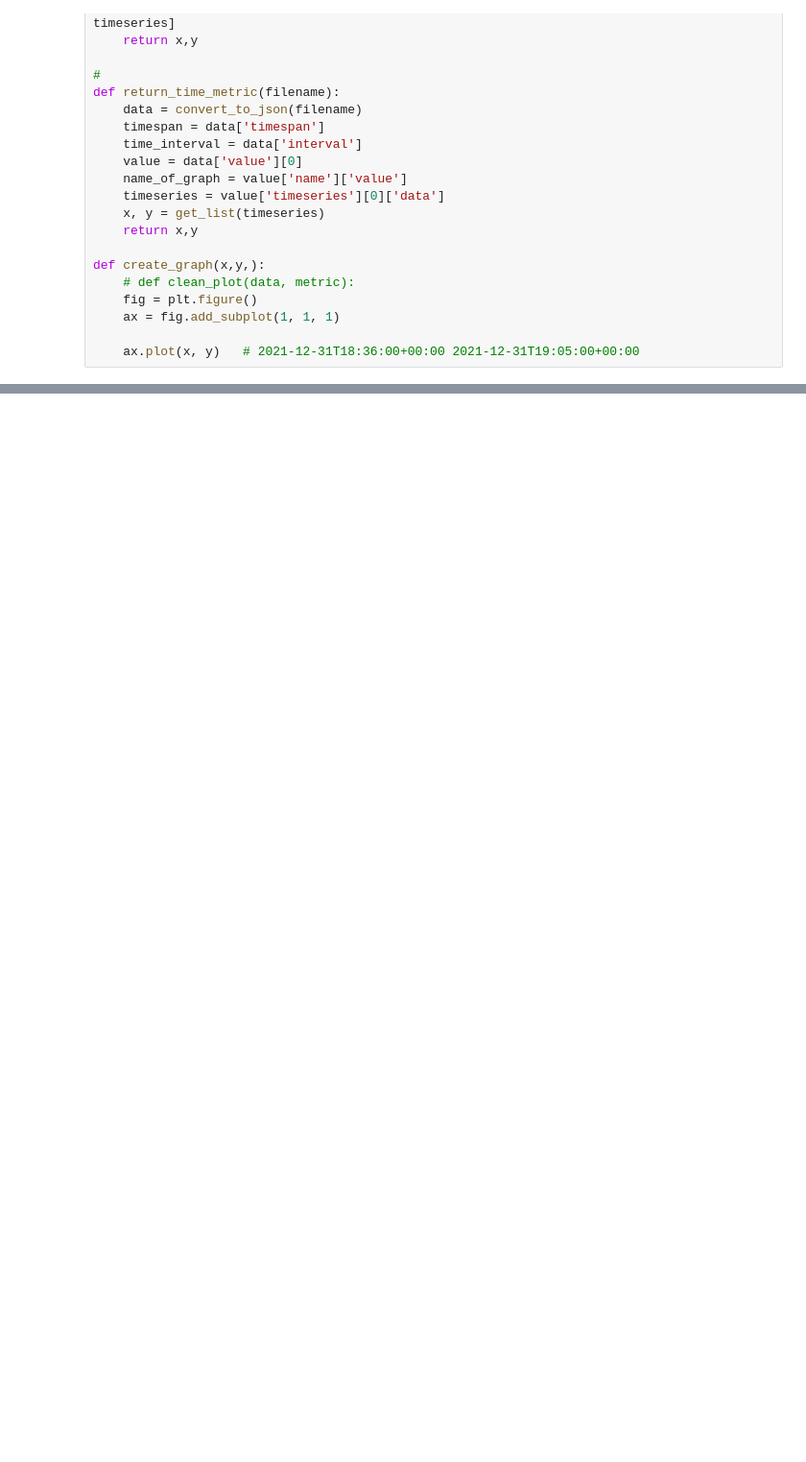
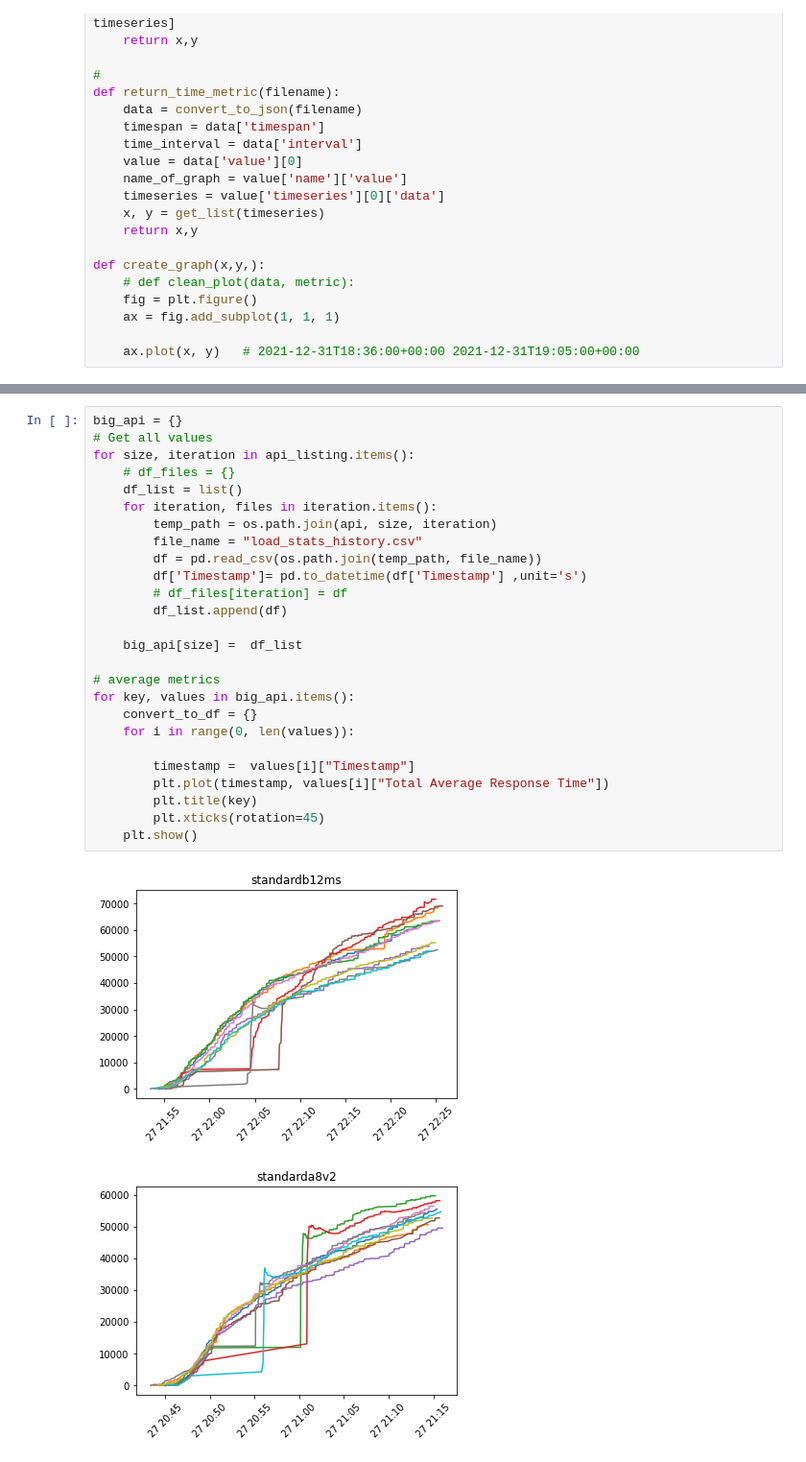
Before and after one commit to krishangpatney/Fruit-Cocktail, a Jupyter notebook: src/data_analysis/jupyter_notebooks/pineapple.ipynb, the cells around one changed output, grey strips where cells are left out. Shown at 96% size. Cells and saved outputs as stored; diff of their text form; blank space fills up the shorter version.

Commit message:
reads api files

```diff
--- a/src/data_analysis/jupyter_notebooks/pineapple.ipynb
+++ b/src/data_analysis/jupyter_notebooks/pineapple.ipynb
@@ -116,0 +123,29 @@ for key, value in big_stupid.items():
+# %%
+big_api = {}
+# Get all values
+for size, iteration in api_listing.items():
+    # df_files = {}
+    df_list = list()
+    for iteration, files in iteration.items():
+        temp_path = os.path.join(api, size, iteration)
+        file_name = "load_stats_history.csv"
+        df = pd.read_csv(os.path.join(temp_path, file_name))
+        df['Timestamp']= pd.to_datetime(df['Timestamp'] ,unit='s')
+        # df_files[iteration] = df
+        df_list.append(df)
+
+    big_api[size] =  df_list
+
+# average metrics
+for key, values in big_api.items():
+    convert_to_df = {}
+    for i in range(0, len(values)):
+
+        timestamp =  values[i]["Timestamp"]
+        plt.plot(timestamp, values[i]["Total Average Response Time"])
+        plt.title(key)
+        plt.xticks(rotation=45)
+    plt.show()
+# %% [output]
+[figure, added]
+[figure, added]
```
Also changed, not shown: parts of 4 cells of this notebook.
